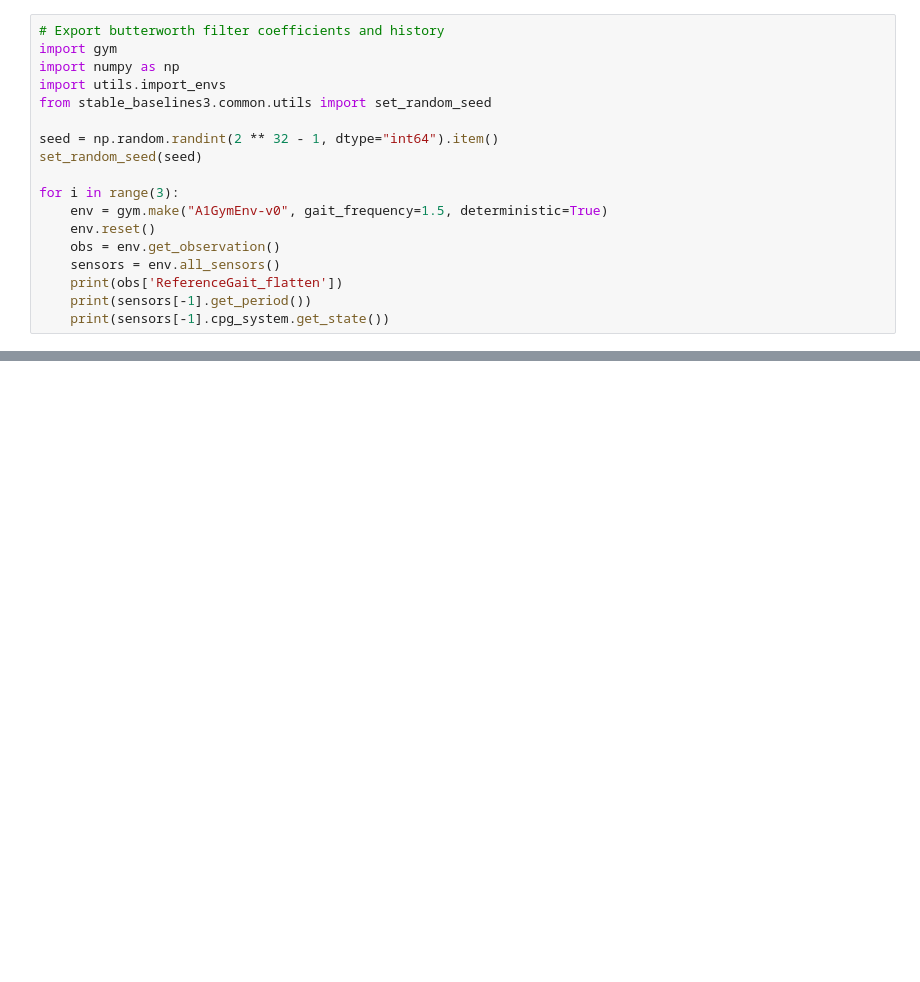
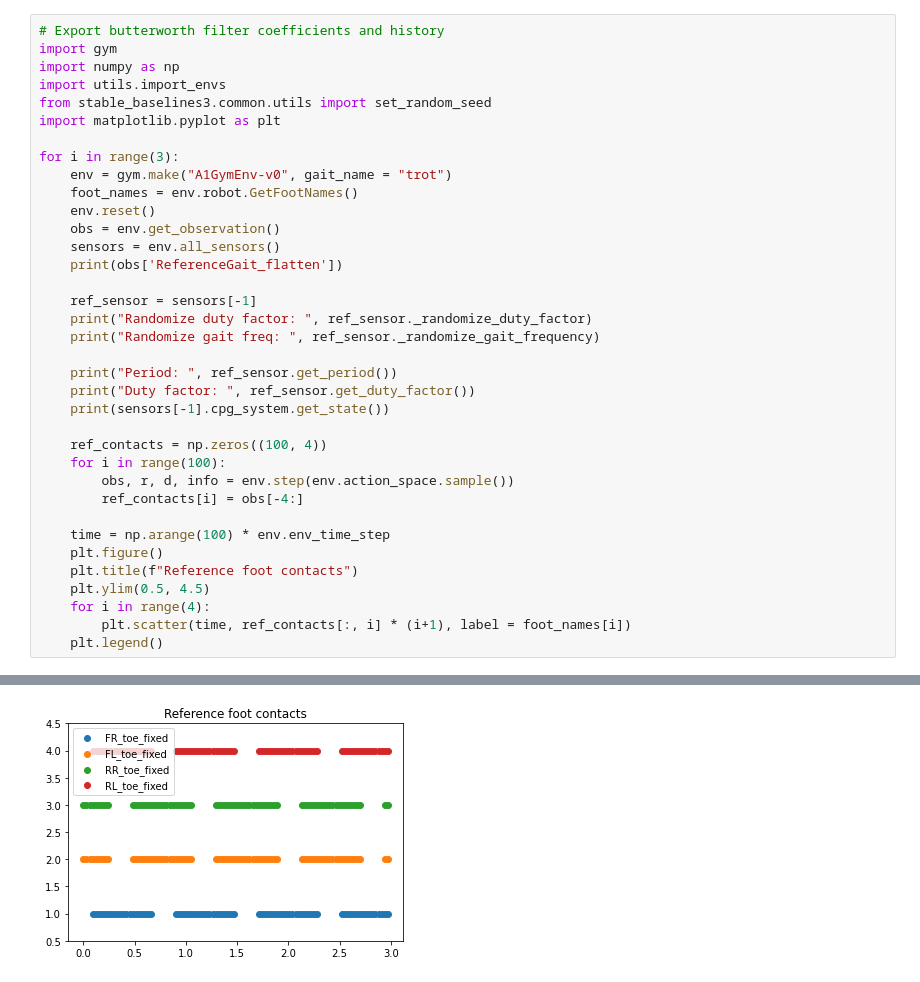
Before and after one commit to mcx-lab/rl-baselines3-zoo, a Jupyter notebook: notebooks/inspect_env_randomization.ipynb, the cells around one changed output, grey strips where cells are left out. Cells and saved outputs as stored; diff of their text form; blank space fills up the shorter version.

```diff
--- a/notebooks/inspect_env_randomization.ipynb
+++ b/notebooks/inspect_env_randomization.ipynb
@@ -4,18 +4,36 @@ import gym
 import numpy as np
 import utils.import_envs
 from stable_baselines3.common.utils import set_random_seed
-
-seed = np.random.randint(2 ** 32 - 1, dtype="int64").item()
-set_random_seed(seed)
+import matplotlib.pyplot as plt
 
 for i in range(3):
-    env = gym.make("A1GymEnv-v0", gait_frequency=1.5, deterministic=True)
+    env = gym.make("A1GymEnv-v0", gait_name = "trot")
+    foot_names = env.robot.GetFootNames()
     env.reset()
     obs = env.get_observation()
     sensors = env.all_sensors()
     print(obs['ReferenceGait_flatten'])
-    print(sensors[-1].get_period())
+
+    ref_sensor = sensors[-1]
+    print("Randomize duty factor: ", ref_sensor._randomize_duty_factor)
+    print("Randomize gait freq: ", ref_sensor._randomize_gait_frequency)
+
+    print("Period: ", ref_sensor.get_period())
+    print("Duty factor: ", ref_sensor.get_duty_factor())
     print(sensors[-1].cpg_system.get_state())
+
+    ref_contacts = np.zeros((100, 4))
+    for i in range(100):
+        obs, r, d, info = env.step(env.action_space.sample())
+        ref_contacts[i] = obs[-4:]
+
+    time = np.arange(100) * env.env_time_step
+    plt.figure()
+    plt.title(f"Reference foot contacts")
+    plt.ylim(0.5, 4.5)
+    for i in range(4):
+        plt.scatter(time, ref_contacts[:, i] * (i+1), label = foot_names[i])
+    plt.legend()
 # %% [output]
 argv[0]=
 [-1.  1.  1. -1.]
@@ -36,0 +55 @@ argv[0]=
+[figure, added]
```
Also changed, not shown: parts of 1 cell of this notebook, 2 other files.
